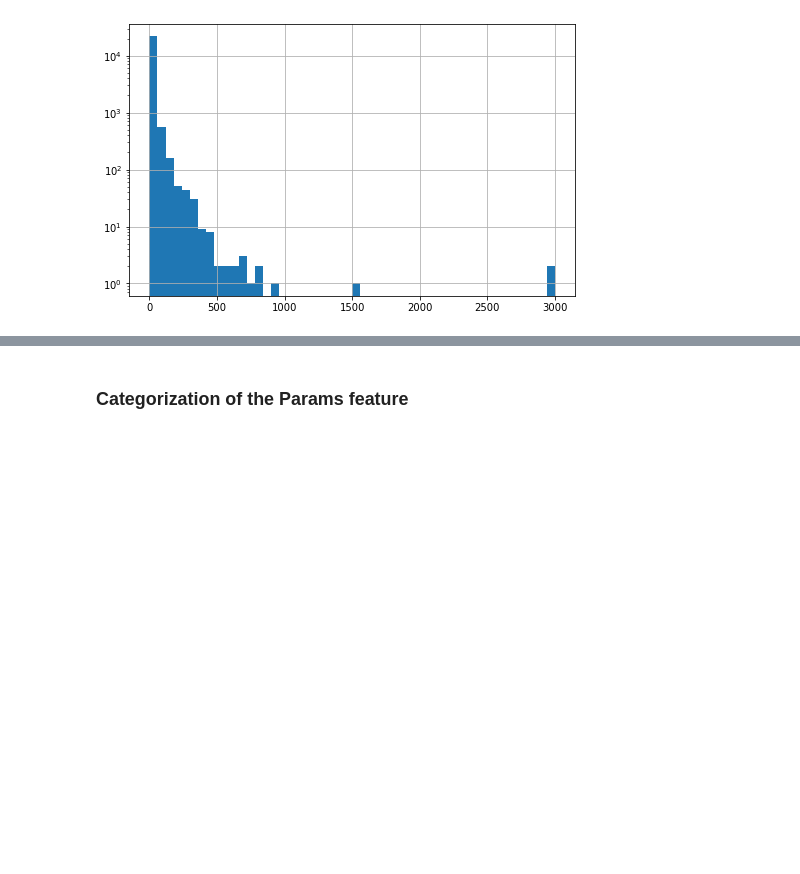
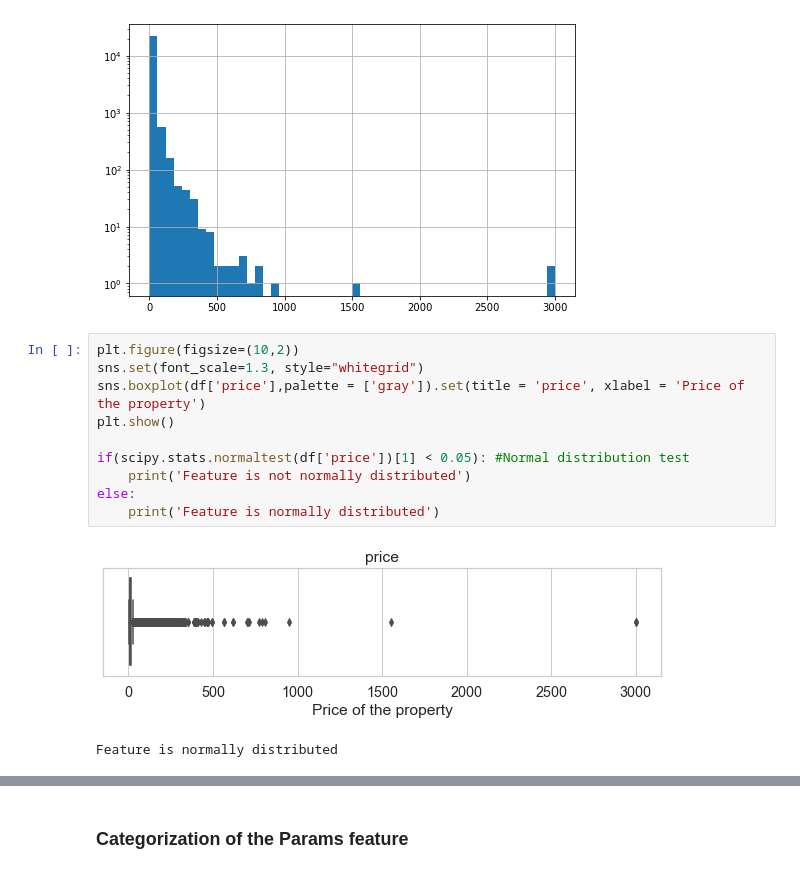
Before and after one commit to TomekSwiatek/Prediction-of-housing-prices, a Jupyter notebook: notebooks/001-XGB_best.ipynb, the cells around one changed output, grey strips where cells are left out. Cells and saved outputs as stored; diff of their text form; blank space fills up the shorter version.

```diff
--- a/notebooks/001-XGB_best.ipynb
+++ b/notebooks/001-XGB_best.ipynb
@@ -82,3 +84,16 @@ df[['price']].describe()
 df.price.hist(figsize=(8,5), bins=50, log=True);
 # %% [output]
 [figure]
+# %%
+plt.figure(figsize=(10,2))
+sns.set(font_scale=1.3, style="whitegrid")
+sns.boxplot(df['price'],palette = ['gray']).set(title = 'price', xlabel = 'Price of the property')
+plt.show()
+
+if(scipy.stats.normaltest(df['price'])[1] < 0.05): #Normal distribution test
+    print('Feature is not normally distributed')
+else:
+    print('Feature is normally distributed')
+# %% [output]
+[figure, added]
+Feature is normally distributed
```
Also changed, not shown: parts of 9 cells of this notebook, 1 other file.
